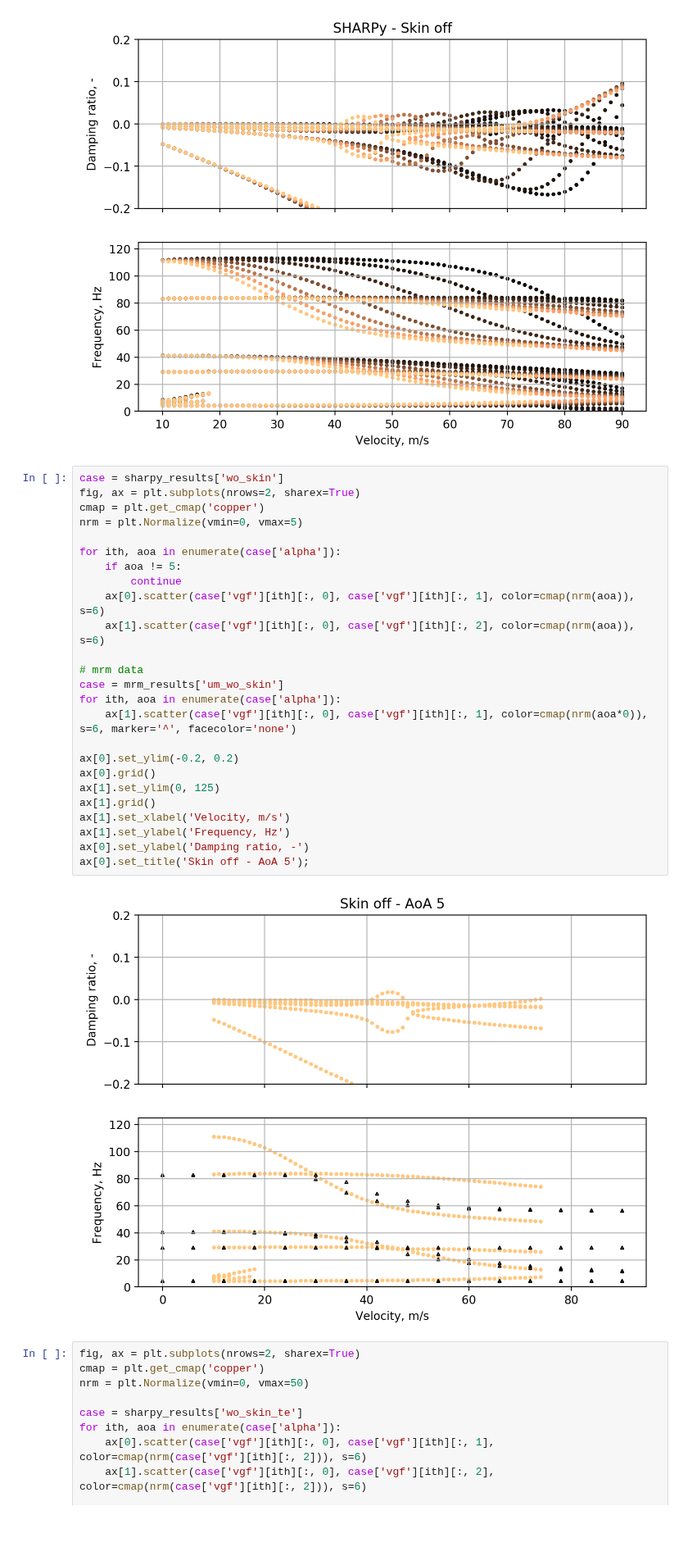
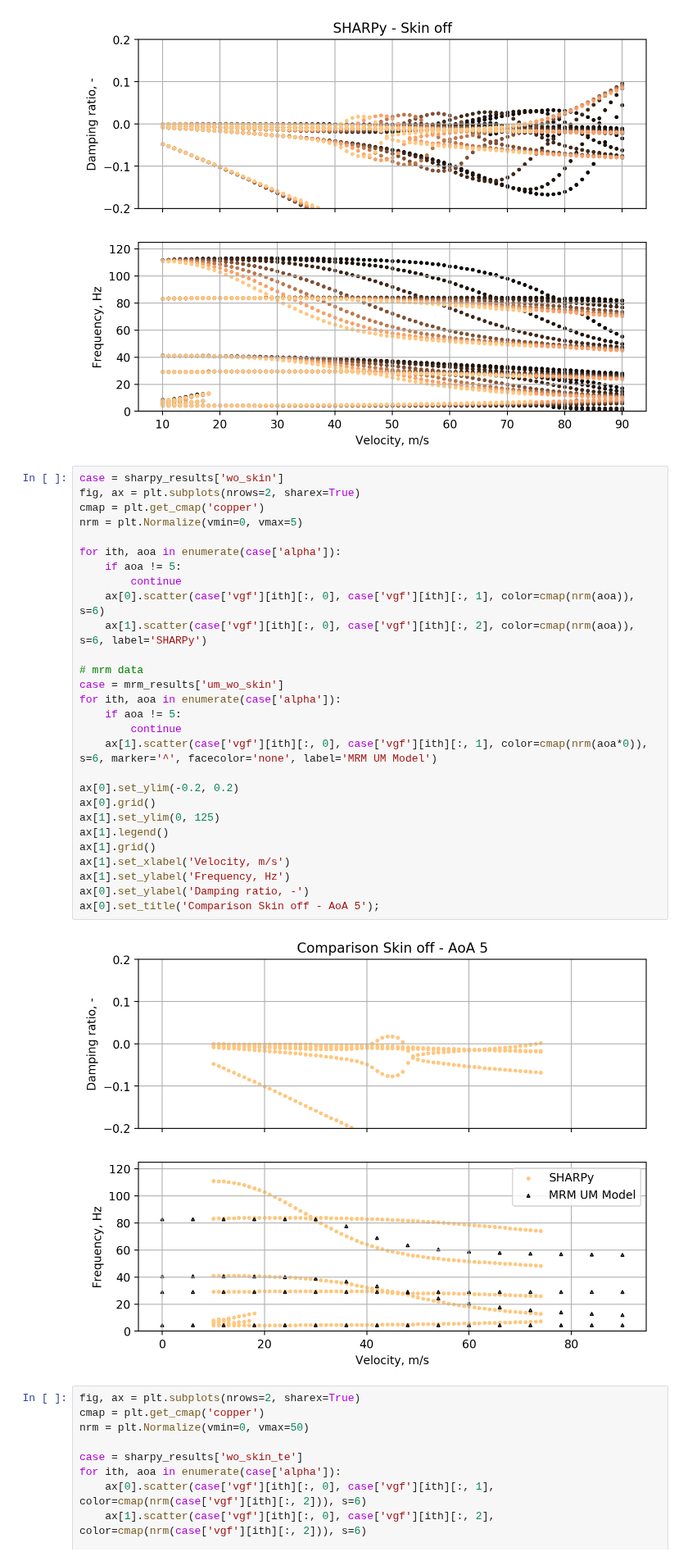
Before and after one commit to ngoiz/pazy-aepw3-results, a Jupyter notebook: 06_DeformedWingFlutter/06_DeformedFlutterResults.ipynb, the cells around one changed output. Shown at 82% size. Drawn from its saved outputs; the diff is of its cells as text; blank space fills up the shorter version.

Commit message:
Add legend to comparison plot

```diff
--- a/06_DeformedWingFlutter/06_DeformedFlutterResults.ipynb
+++ b/06_DeformedWingFlutter/06_DeformedFlutterResults.ipynb
@@ -92,30 +92,33 @@ ax[0].set_title('SHARPy - Skin off');
 # %%
 case = sharpy_results['wo_skin']
 fig, ax = plt.subplots(nrows=2, sharex=True)
 cmap = plt.get_cmap('copper')
 nrm = plt.Normalize(vmin=0, vmax=5)
 
 for ith, aoa in enumerate(case['alpha']):
     if aoa != 5:
         continue
     ax[0].scatter(case['vgf'][ith][:, 0], case['vgf'][ith][:, 1], color=cmap(nrm(aoa)), s=6)
-    ax[1].scatter(case['vgf'][ith][:, 0], case['vgf'][ith][:, 2], color=cmap(nrm(aoa)), s=6)
+    ax[1].scatter(case['vgf'][ith][:, 0], case['vgf'][ith][:, 2], color=cmap(nrm(aoa)), s=6, label='SHARPy')
 
 # mrm data
 case = mrm_results['um_wo_skin']
 for ith, aoa in enumerate(case['alpha']):
-    ax[1].scatter(case['vgf'][ith][:, 0], case['vgf'][ith][:, 1], color=cmap(nrm(aoa*0)), s=6, marker='^', facecolor='none')
+    if aoa != 5:
+        continue
+    ax[1].scatter(case['vgf'][ith][:, 0], case['vgf'][ith][:, 1], color=cmap(nrm(aoa*0)), s=6, marker='^', facecolor='none', label='MRM UM Model')
 
 ax[0].set_ylim(-0.2, 0.2)
 ax[0].grid()
 ax[1].set_ylim(0, 125)
+ax[1].legend()
 ax[1].grid()
 ax[1].set_xlabel('Velocity, m/s')
 ax[1].set_ylabel('Frequency, Hz')
 ax[0].set_ylabel('Damping ratio, -')
-ax[0].set_title('Skin off - AoA 5');
+ax[0].set_title('Comparison Skin off - AoA 5');
 # %% [output]
-[figure, old version]
+[figure, new version]
 # %%
 fig, ax = plt.subplots(nrows=2, sharex=True)
 cmap = plt.get_cmap('copper')
```
Also changed, not shown: parts of 3 cells of this notebook.
